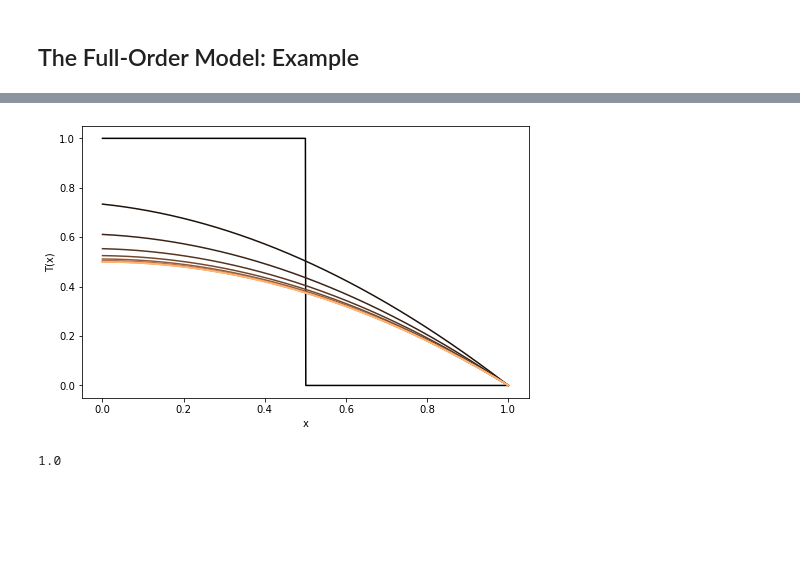
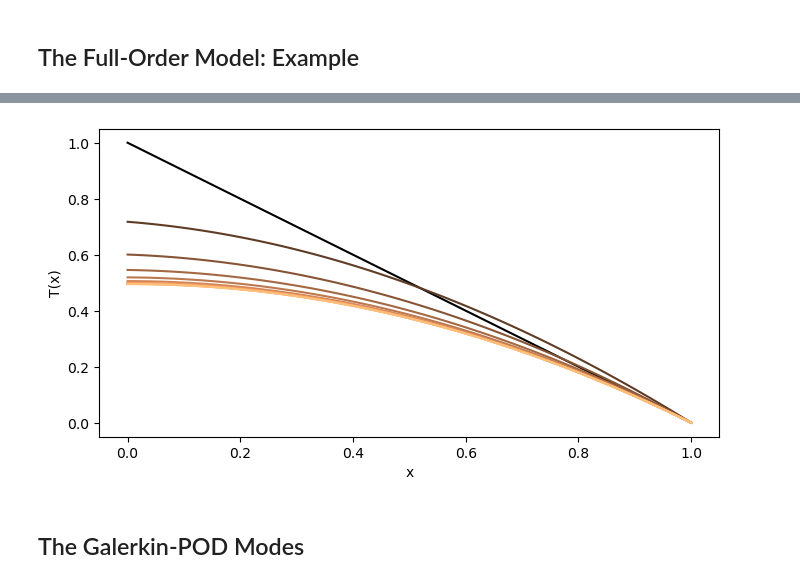
Before and after one commit to robertsj/rom_102, a Jupyter notebook: ROM_102_slides.ipynb, the cells around one changed output, grey strips where cells are left out. Drawn from its saved outputs; the diff is of its cells as text; code cells hidden in the pictures; blank space fills up the shorter version.

```diff
--- a/ROM_102_slides.ipynb
+++ b/ROM_102_slides.ipynb
@@ -223,12 +226,11 @@ import numpy as np
 import matplotlib.pyplot as plt
 from transient_conduction import *
 w = 1.0  # wall width
-nx = 1001 # number of spatial points
-t = 10 - np.logspace(0, 1, 21)
-t=t[::-1]
+nx = 101 # number of spatial points
 t = np.linspace(0, 10, 11)
 def ic(x):
-    v = x**0; v[x>0.5]=0.0
+    #v = x**0; v[x>0.5]=0.0
+    v = 1-x
     return v;
 k   = lambda x, T: 1.0*x**0
 c_p = lambda x, T: 1*x**0
@@ -243,11 +245,9 @@ sol, x = solve(k, c_p, rho, q, ic, w=w, nx=nx, times=t)
 # %%
-plt.figure(figsize=(8,5))
+plt.figure(figsize=(8,4))
 for i in range(len(t)):
-    plt.plot(x, sol[:, i], color=plt.cm.copper((i/len(t))));
+    plt.plot(x, sol[:, i], color=plt.cm.copper(np.sqrt(i/len(t))));
 plt.xlabel("x"); plt.ylabel("T(x)");
 # %% [output]
-[figure, old version]
+[figure, new version]
-# %%
-x[-1]
-# %% [output]
-1.0
+# %% [markdown]
+## The Galerkin-POD Modes
```
Also changed, not shown: parts of 48 cells of this notebook, 1 other file.
